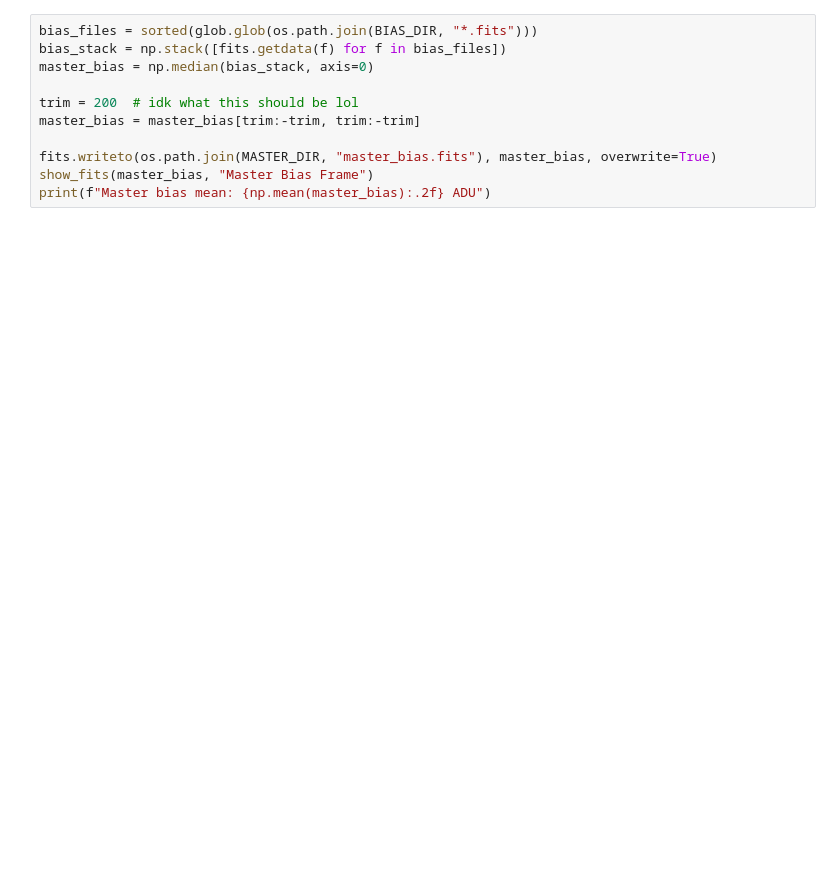
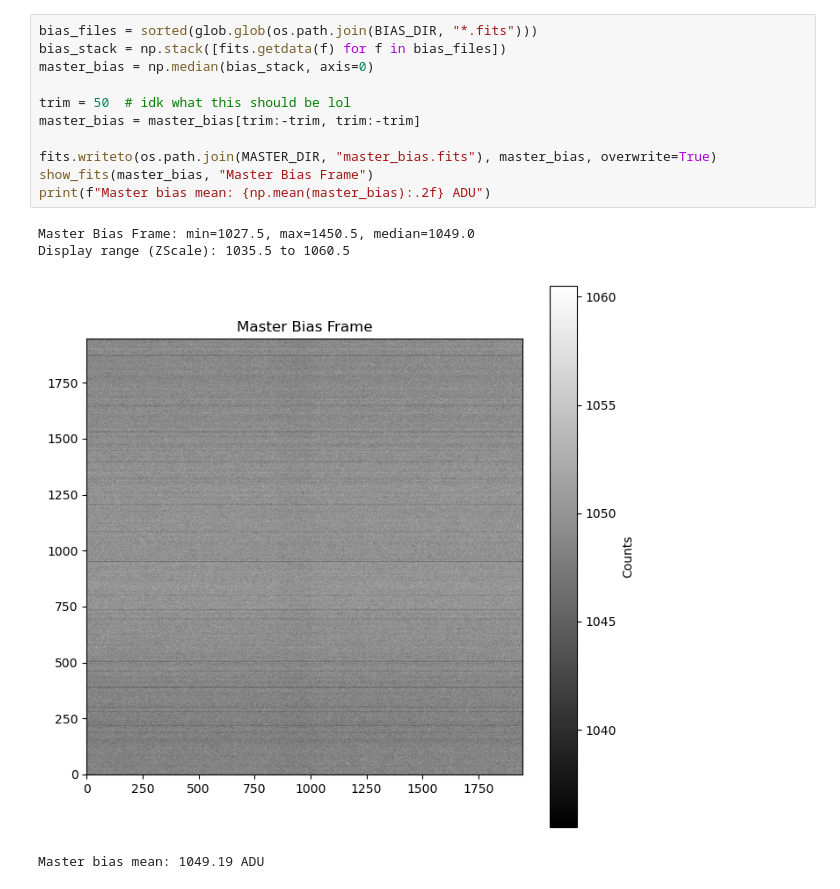
Before and after one commit to siddhantpujni/exoplanets_TGP, a Jupyter notebook: data_reduction.ipynb, the cells around one changed output. Cells and saved outputs as stored; diff of their text form; blank space fills up the shorter version.

```diff
--- a/data_reduction.ipynb
+++ b/data_reduction.ipynb
@@ -50,14 +55,19 @@ print(f"bias mean: {np.mean(mean_bias):.2f} ADU")
 # %%
 bias_files = sorted(glob.glob(os.path.join(BIAS_DIR, "*.fits")))
 bias_stack = np.stack([fits.getdata(f) for f in bias_files])
 master_bias = np.median(bias_stack, axis=0)
 
-trim = 200  # idk what this should be lol
+trim = 50  # idk what this should be lol
 master_bias = master_bias[trim:-trim, trim:-trim]
 
 fits.writeto(os.path.join(MASTER_DIR, "master_bias.fits"), master_bias, overwrite=True)
 show_fits(master_bias, "Master Bias Frame")
 print(f"Master bias mean: {np.mean(master_bias):.2f} ADU")
+# %% [output]
+Master Bias Frame: min=1027.5, max=1450.5, median=1049.0
+Display range (ZScale): 1035.5 to 1060.5
+[figure, added]
+Master bias mean: 1049.19 ADU
 # %%
 flat_files = sorted(glob.glob(os.path.join(FLAT_DIR, "*.fits")))
 
```
Also changed, not shown: parts of 6 cells of this notebook.
